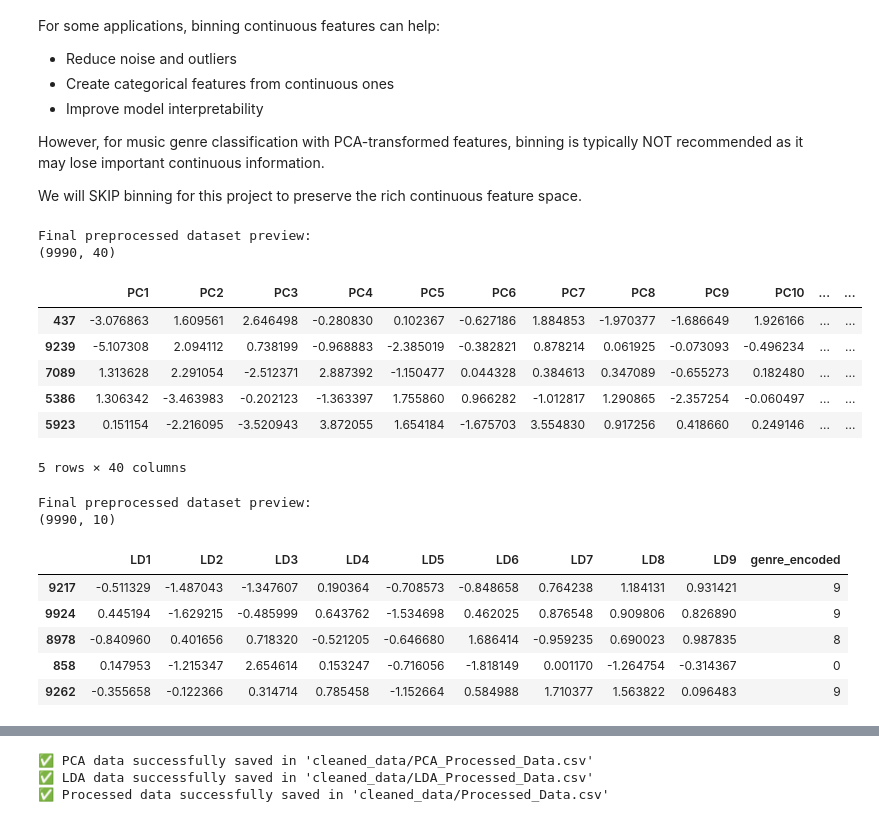
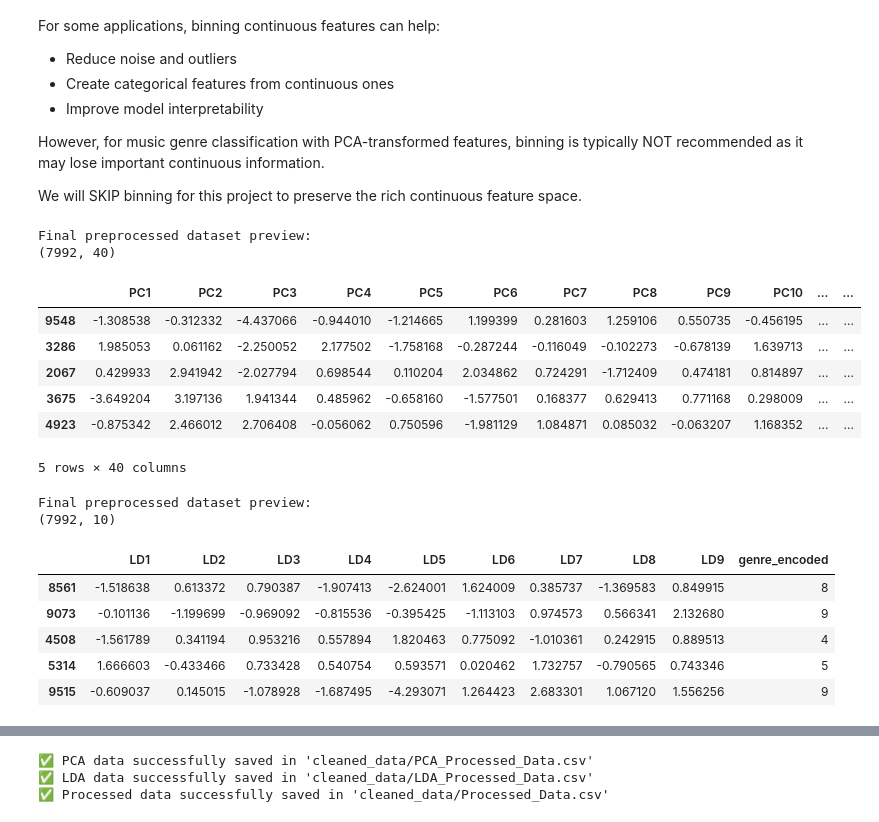
Before and after one commit to Sohanuu66/Music_Genre_Classification_GTZAN_Dataset, a Jupyter notebook: EDA.ipynb, the cells around one changed output, grey strips where cells are left out. Saved outputs shown, nothing was run; the diff lists cells and outputs as text; code cells hidden in the pictures.

```diff
--- a/EDA.ipynb
+++ b/EDA.ipynb
@@ -224,0 +235,30 @@ Let's start by examining the data quality.
+# %%
+import pandas as pd
+from sklearn.model_selection import train_test_split
+
+# Assuming your dataset is already loaded
+# and that the target column is named 'label'
+# (change this to match your actual label column)
+target_col = 'label'
+
+# Stratified split — keeps same class proportions in train & test
+train_df, test_df = train_test_split(
+    df,
+    test_size=0.2,
+    stratify=df[target_col],
+    random_state=42
+)
+
+# Save raw splits before cleaning
+train_df.to_csv(r"cleaned_data\train_raw.csv", index=False)
+test_df.to_csv(r"cleaned_data\test_raw.csv", index=False)
+
+# Keep a copy of the original dataset if needed
+main_df = df.copy()
+
+# Use train_df for cleaning and preprocessing
+df = train_df
+
+print("Shape of train_df", df.shape)
+print("Shape of test_df", test_df.shape)
+df['label'].nunique()
@@ -876,44 +925,47 @@ We will SKIP binning for this project to preserve the rich continuous feature sp
 # %%
 # Create final preprocessed dataset
 df_preprocessed_pca = pd.DataFrame(
     X_pca,
-    columns=[f'PC{i+1}' for i in range(X_pca.shape[1])]
+    columns=[f'PC{i+1}' for i in range(X_pca.shape[1])],
+    index=X.index   # keep same index as original features
 )
 
-df_preprocessed_pca['genre_encoded'] = y
+
+df_preprocessed_pca['genre_encoded'] = y.values
 
 print("Final preprocessed dataset preview:")
 print(df_preprocessed_pca.shape)
 df_preprocessed_pca.sample(5)
 # %% [output]
 Final preprocessed dataset preview:
-(9990, 40)
+(7992, 40)
 |  | PC1 | PC2 | PC3 | PC4 | PC5 | PC6 | PC7 | PC8 | PC9 | PC10 | ... | ... |
-| 437 | -3.076863 | 1.609561 | 2.646498 | -0.280830 | 0.102367 | -0.627186 | 1.884853 | -1.970377 | -1.686649 | 1.926166 | ... | ... |
-| 9239 | -5.107308 | 2.094112 | 0.738199 | -0.968883 | -2.385019 | -0.382821 | 0.878214 | 0.061925 | -0.073093 | -0.496234 | ... | ... |
-| 7089 | 1.313628 | 2.291054 | -2.512371 | 2.887392 | -1.150477 | 0.044328 | 0.384613 | 0.347089 | -0.655273 | 0.182480 | ... | ... |
-| 5386 | 1.306342 | -3.463983 | -0.202123 | -1.363397 | 1.755860 | 0.966282 | -1.012817 | 1.290865 | -2.357254 | -0.060497 | ... | ... |
-| 5923 | 0.151154 | -2.216095 | -3.520943 | 3.872055 | 1.654184 | -1.675703 | 3.554830 | 0.917256 | 0.418660 | 0.249146 | ... | ... |
+| 9548 | -1.308538 | -0.312332 | -4.437066 | -0.944010 | -1.214665 | 1.199399 | 0.281603 | 1.259106 | 0.550735 | -0.456195 | ... | ... |
+| 3286 | 1.985053 | 0.061162 | -2.250052 | 2.177502 | -1.758168 | -0.287244 | -0.116049 | -0.102273 | -0.678139 | 1.639713 | ... | ... |
+| 2067 | 0.429933 | 2.941942 | -2.027794 | 0.698544 | 0.110204 | 2.034862 | 0.724291 | -1.712409 | 0.474181 | 0.814897 | ... | ... |
+| 3675 | -3.649204 | 3.197136 | 1.941344 | 0.485962 | -0.658160 | -1.577501 | 0.168377 | 0.629413 | 0.771168 | 0.298009 | ... | ... |
+| 4923 | -0.875342 | 2.466012 | 2.706408 | -0.056062 | 0.750596 | -1.981129 | 1.084871 | 0.085032 | -0.063207 | 1.168352 | ... | ... |
 5 rows × 40 columns
 # %%
 df_preprocessed_lda = pd.DataFrame(
     X_lda,
-    columns=[f'LD{i+1}' for i in range(X_lda.shape[1])]
+    columns=[f'LD{i+1}' for i in range(X_lda.shape[1])],
+    index=X.index   # keep same index as original features
 )
 
-df_preprocessed_lda['genre_encoded'] = y
+df_preprocessed_lda['genre_encoded'] = y.values
 
 print("Final preprocessed dataset preview:")
 print(df_preprocessed_lda.shape)
 df_preprocessed_lda.sample(5)
 # %% [output]
 Final preprocessed dataset preview:
-(9990, 10)
+(7992, 10)
 |  | LD1 | LD2 | LD3 | LD4 | LD5 | LD6 | LD7 | LD8 | LD9 | genre_encoded |
-| 9217 | -0.511329 | -1.487043 | -1.347607 | 0.190364 | -0.708573 | -0.848658 | 0.764238 | 1.184131 | 0.931421 | 9 |
-| 9924 | 0.445194 | -1.629215 | -0.485999 | 0.643762 | -1.534698 | 0.462025 | 0.876548 | 0.909806 | 0.826890 | 9 |
-| 8978 | -0.840960 | 0.401656 | 0.718320 | -0.521205 | -0.646680 | 1.686414 | -0.959235 | 0.690023 | 0.987835 | 8 |
-| 858 | 0.147953 | -1.215347 | 2.654614 | 0.153247 | -0.716056 | -1.818149 | 0.001170 | -1.264754 | -0.314367 | 0 |
-| 9262 | -0.355658 | -0.122366 | 0.314714 | 0.785458 | -1.152664 | 0.584988 | 1.710377 | 1.563822 | 0.096483 | 9 |
+| 8561 | -1.518638 | 0.613372 | 0.790387 | -1.907413 | -2.624001 | 1.624009 | 0.385737 | -1.369583 | 0.849915 | 8 |
+| 9073 | -0.101136 | -1.199699 | -0.969092 | -0.815536 | -0.395425 | -1.113103 | 0.974573 | 0.566341 | 2.132680 | 9 |
+| 4508 | -1.561789 | 0.341194 | 0.953216 | 0.557894 | 1.820463 | 0.775092 | -1.010361 | 0.242915 | 0.889513 | 4 |
+| 5314 | 1.666603 | -0.433466 | 0.733428 | 0.540754 | 0.593571 | 0.020462 | 1.732757 | -0.790565 | 0.743346 | 5 |
+| 9515 | -0.609037 | 0.145015 | -1.078928 | -1.687495 | -4.293071 | 1.264423 | 2.683301 | 1.067120 | 1.556256 | 9 |
 # %%
 X_scaled_df['genre_encoded'] = y
```
Also changed, not shown: parts of 19 cells of this notebook, 8 other files.
